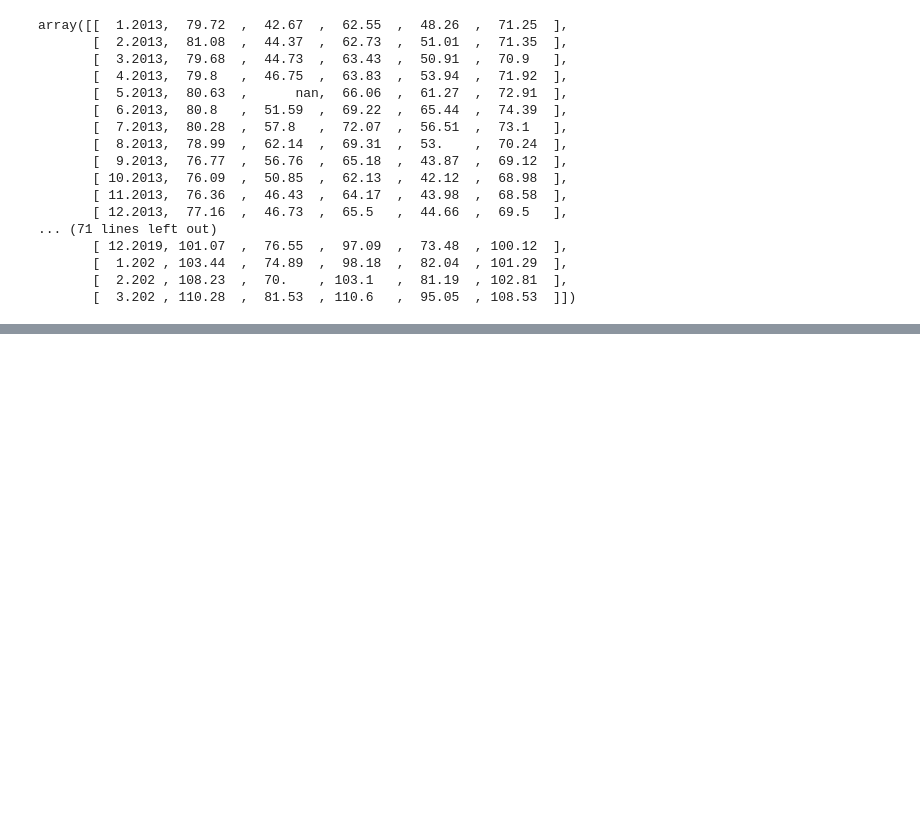
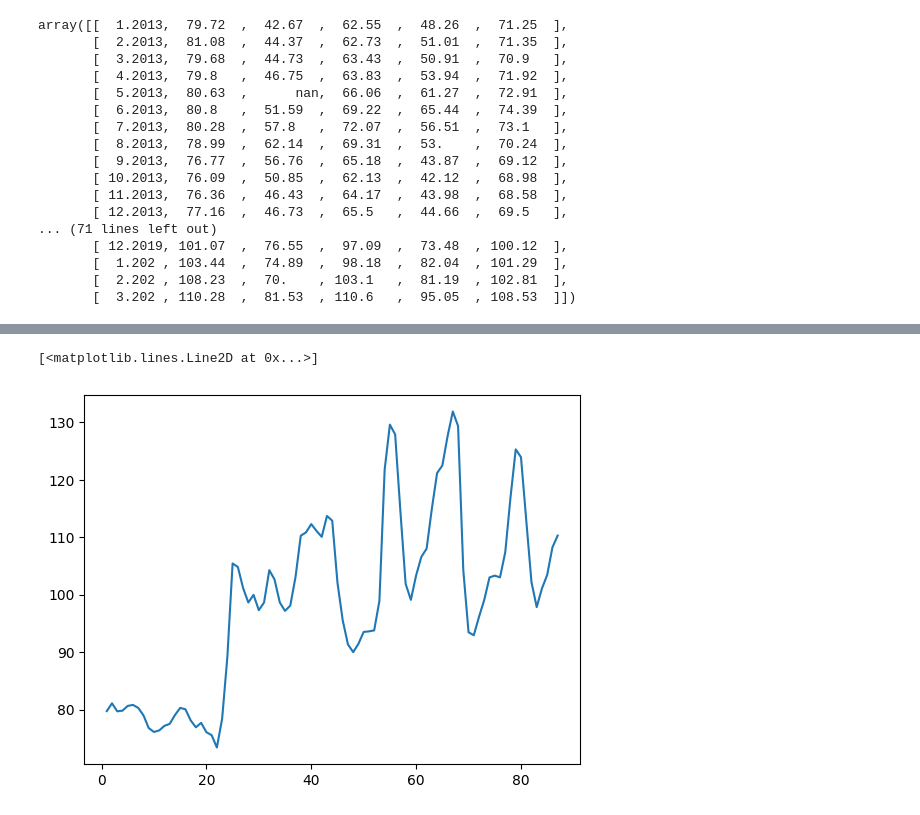
Before and after one commit to OctavioPinoRosas/CursoAlura_DataScience, a Jupyter notebook: Numpy/Numpy.ipynb, the cells around one changed output, grey strips where cells are left out. Saved outputs shown, nothing was run; the diff lists cells and outputs as text; code cells hidden in the pictures; blank space fills up the shorter version.

```diff
--- a/Numpy/Numpy.ipynb
+++ b/Numpy/Numpy.ipynb
@@ -74,0 +133,5 @@ datos_transpuestos = datos.T
+# %%
+plt.plot(fechas,precios[:,0])
+# %% [output]
+[<matplotlib.lines.Line2D at 0x...>]
+[figure, added]
```
Also changed, not shown: parts of 8 cells of this notebook.
